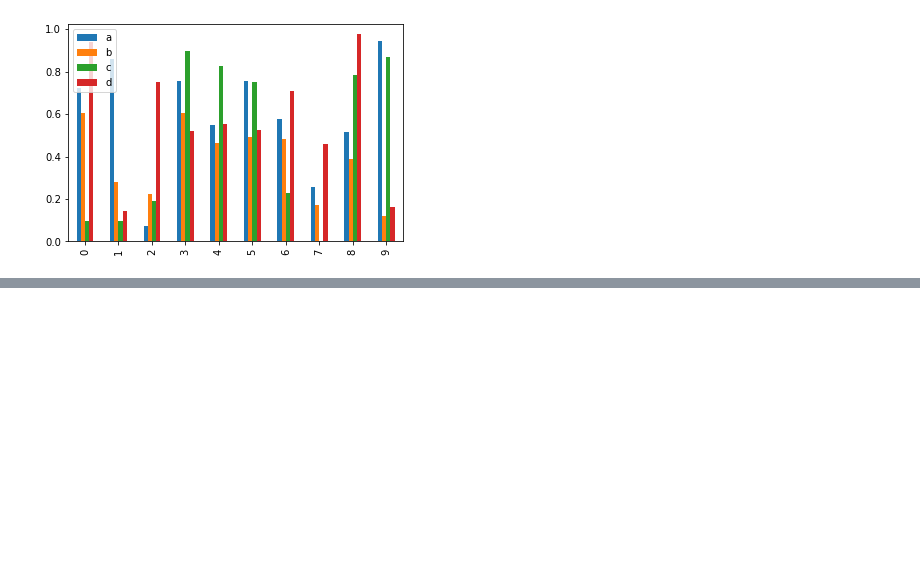
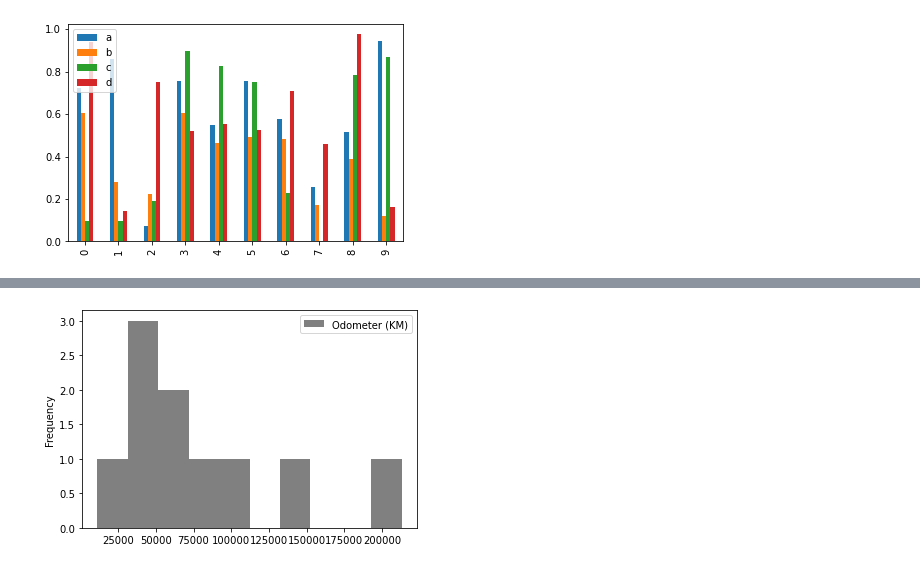
Before and after one commit to ineelhere/Machine-Learning-and-Data-Science, a Jupyter notebook: Matplotlib/matplotlib.ipynb, the cells around one changed output, grey strips where cells are left out. Saved outputs shown, nothing was run; the diff lists cells and outputs as text; code cells hidden in the pictures; blank space fills up the shorter version.

```diff
--- a/Matplotlib/matplotlib.ipynb
+++ b/Matplotlib/matplotlib.ipynb
@@ -465,0 +471,5 @@ SyntaxError: invalid syntax (<ipython-input-38-d3e2520ff857>, line 2)
+# %%
+#how about a histogram?
+df.plot(x="Make", y= "Odometer (KM)", kind = "hist", color = "grey" );
+# %% [output]
+[figure, added]
```
Also changed, not shown: parts of 18 cells of this notebook.
